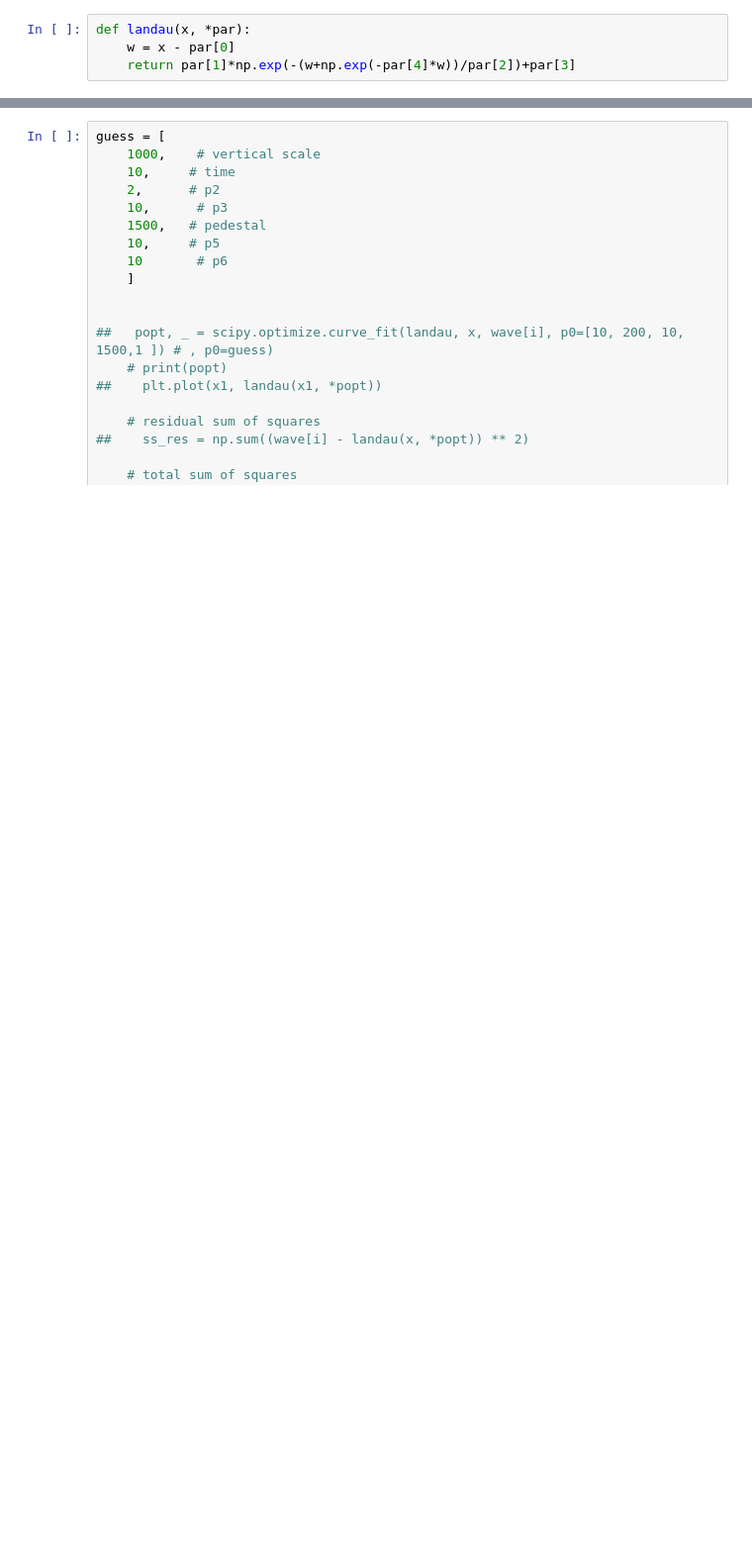
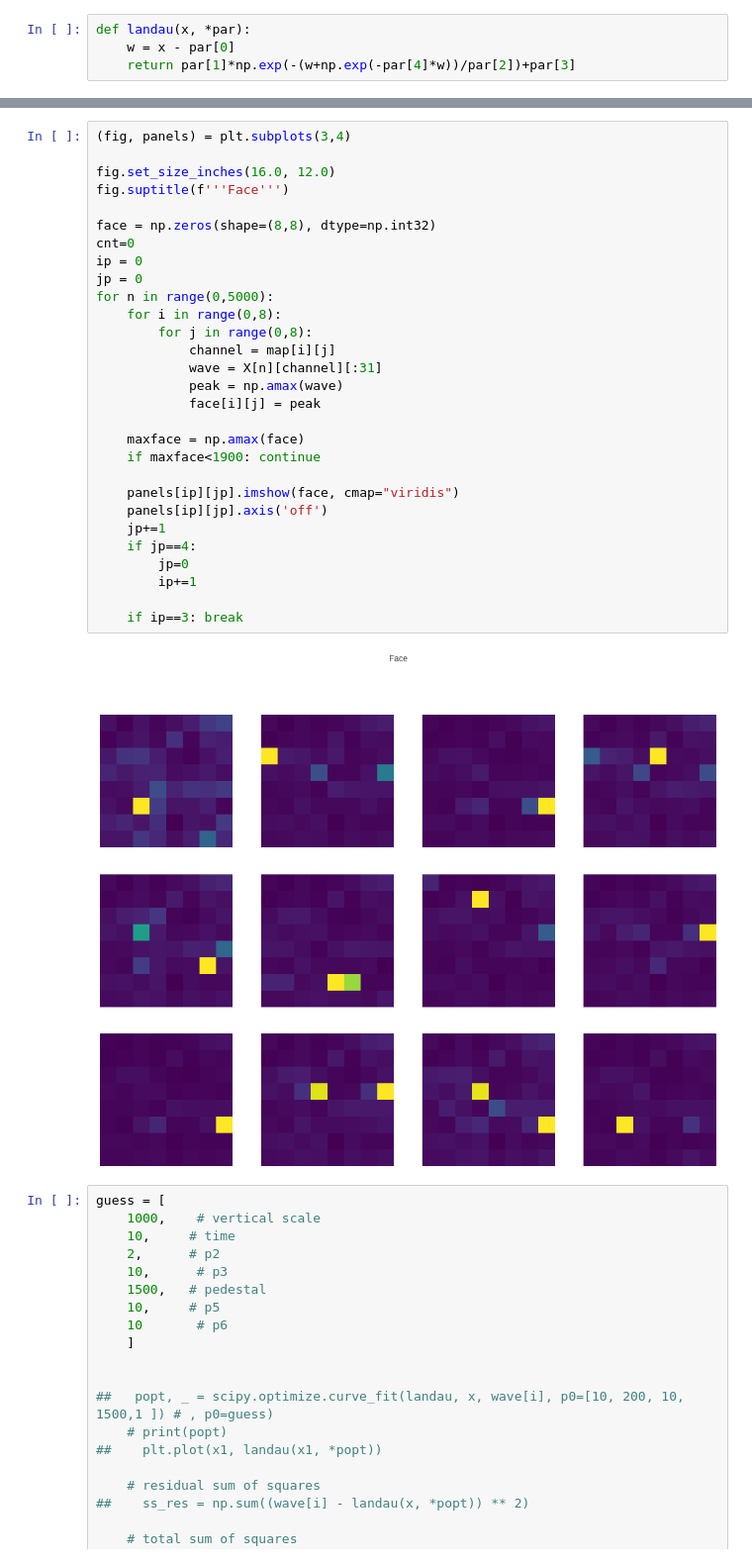
Before and after one commit to regmi-sijan/ml4cal, a Jupyter notebook: testbeam/newfit.ipynb, the cells around one changed output, grey strips where cells are left out. Shown at 99% size. Cells and saved outputs as stored; diff of their text form; blank space fills up the shorter version.

```diff
--- a/testbeam/newfit.ipynb
+++ b/testbeam/newfit.ipynb
@@ -132,3 +112,34 @@ for i in range(0,1000):
+# %%
+(fig, panels) = plt.subplots(3,4)
+
+fig.set_size_inches(16.0, 12.0)
+fig.suptitle(f'''Face''')
+
+face = np.zeros(shape=(8,8), dtype=np.int32)
+cnt=0
+ip = 0
+jp = 0
+for n in range(0,5000):
+    for i in range(0,8):
+        for j in range(0,8):
+            channel = map[i][j]
+            wave = X[n][channel][:31]
+            peak = np.amax(wave)
+            face[i][j] = peak
+
+    maxface = np.amax(face)
+    if maxface<1900: continue
+
+    panels[ip][jp].imshow(face, cmap="viridis")
+    panels[ip][jp].axis('off')
+    jp+=1
+    if jp==4:
+        jp=0
+        ip+=1
+
+    if ip==3: break
+# %% [output]
+[figure, added]
 # %%
 guess = [
     1000,    # vertical scale
```
Also changed, not shown: parts of 9 cells of this notebook.
